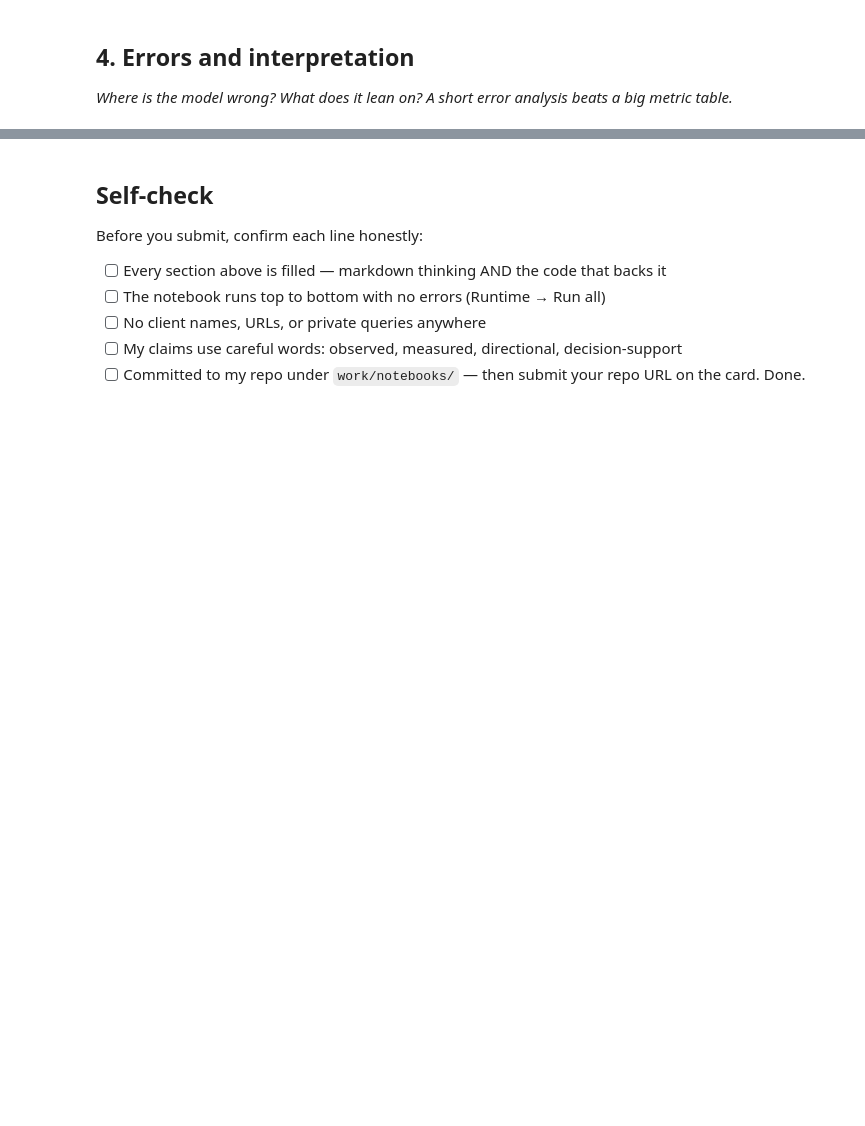
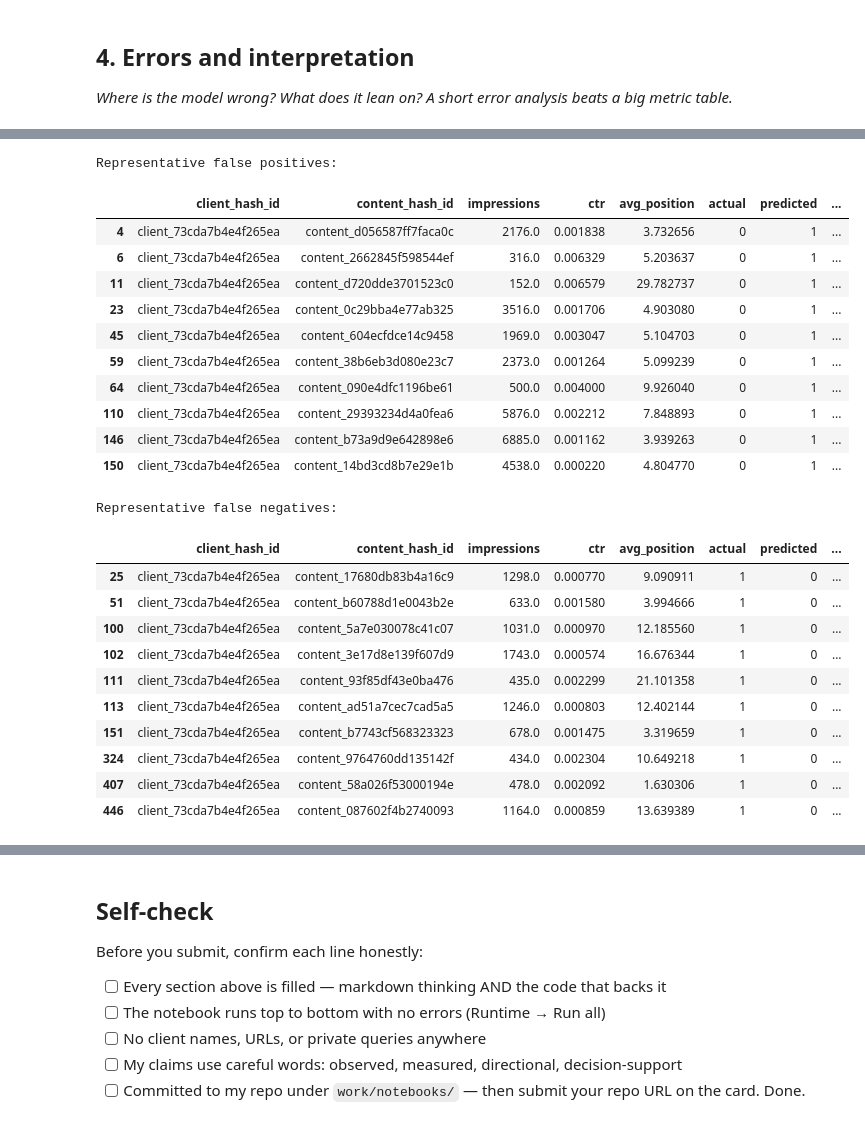
Before and after one commit to kiran162005/flyrank-ml, a Jupyter notebook: work/notebooks/w05_model.ipynb, the cells around one changed output, grey strips where cells are left out. Drawn from its saved outputs; the diff is of its cells as text; code cells hidden in the pictures; blank space fills up the shorter version.

```diff
--- a/work/notebooks/w05_model.ipynb
+++ b/work/notebooks/w05_model.ipynb
@@ -455 +501,64 @@ Based on F1 on the same held-out test rows, Logistic Regression performed better
+# %%
+# Inspect representative false positives and false negatives
+
+print("Representative false positives:")
+display(
+    error_analysis[
+        error_analysis["error_type"] == "FALSE_POSITIVE"
+    ][
+        [
+            "client_hash_id",
+            "content_hash_id",
+            "impressions",
+            "ctr",
+            "avg_position",
+            "actual",
+            "predicted",
+            "model_probability"
+        ]
+    ].head(10)
+)
+
+print("Representative false negatives:")
+display(
+    error_analysis[
+        error_analysis["error_type"] == "FALSE_NEGATIVE"
+    ][
+        [
+            "client_hash_id",
+            "content_hash_id",
+            "impressions",
+            "ctr",
+            "avg_position",
+            "actual",
+            "predicted",
+            "model_probability"
+        ]
+    ].head(10)
+)
+# %% [output]
+Representative false positives:
+|  | client_hash_id | content_hash_id | impressions | ctr | avg_position | actual | predicted | ... |
+| 4 | client_73cda7b4e4f265ea | content_d056587ff7faca0c | 2176.0 | 0.001838 | 3.732656 | 0 | 1 | ... |
+| 6 | client_73cda7b4e4f265ea | content_2662845f598544ef | 316.0 | 0.006329 | 5.203637 | 0 | 1 | ... |
+| 11 | client_73cda7b4e4f265ea | content_d720dde3701523c0 | 152.0 | 0.006579 | 29.782737 | 0 | 1 | ... |
+| 23 | client_73cda7b4e4f265ea | content_0c29bba4e77ab325 | 3516.0 | 0.001706 | 4.903080 | 0 | 1 | ... |
+| 45 | client_73cda7b4e4f265ea | content_604ecfdce14c9458 | 1969.0 | 0.003047 | 5.104703 | 0 | 1 | ... |
+| 59 | client_73cda7b4e4f265ea | content_38b6eb3d080e23c7 | 2373.0 | 0.001264 | 5.099239 | 0 | 1 | ... |
+| 64 | client_73cda7b4e4f265ea | content_090e4dfc1196be61 | 500.0 | 0.004000 | 9.926040 | 0 | 1 | ... |
+| 110 | client_73cda7b4e4f265ea | content_29393234d4a0fea6 | 5876.0 | 0.002212 | 7.848893 | 0 | 1 | ... |
+| 146 | client_73cda7b4e4f265ea | content_b73a9d9e642898e6 | 6885.0 | 0.001162 | 3.939263 | 0 | 1 | ... |
+| 150 | client_73cda7b4e4f265ea | content_14bd3cd8b7e29e1b | 4538.0 | 0.000220 | 4.804770 | 0 | 1 | ... |
+Representative false negatives:
+|  | client_hash_id | content_hash_id | impressions | ctr | avg_position | actual | predicted | ... |
+| 25 | client_73cda7b4e4f265ea | content_17680db83b4a16c9 | 1298.0 | 0.000770 | 9.090911 | 1 | 0 | ... |
+| 51 | client_73cda7b4e4f265ea | content_b60788d1e0043b2e | 633.0 | 0.001580 | 3.994666 | 1 | 0 | ... |
+| 100 | client_73cda7b4e4f265ea | content_5a7e030078c41c07 | 1031.0 | 0.000970 | 12.185560 | 1 | 0 | ... |
+| 102 | client_73cda7b4e4f265ea | content_3e17d8e139f607d9 | 1743.0 | 0.000574 | 16.676344 | 1 | 0 | ... |
+| 111 | client_73cda7b4e4f265ea | content_93f85df43e0ba476 | 435.0 | 0.002299 | 21.101358 | 1 | 0 | ... |
+| 113 | client_73cda7b4e4f265ea | content_ad51a7cec7cad5a5 | 1246.0 | 0.000803 | 12.402144 | 1 | 0 | ... |
+| 151 | client_73cda7b4e4f265ea | content_b7743cf568323323 | 678.0 | 0.001475 | 3.319659 | 1 | 0 | ... |
+| 324 | client_73cda7b4e4f265ea | content_9764760dd135142f | 434.0 | 0.002304 | 10.649218 | 1 | 0 | ... |
+| 407 | client_73cda7b4e4f265ea | content_58a026f53000194e | 478.0 | 0.002092 | 1.630306 | 1 | 0 | ... |
+| 446 | client_73cda7b4e4f265ea | content_087602f4b2740093 | 1164.0 | 0.000859 | 13.639389 | 1 | 0 | ... |
 # %% [markdown]
```
Also changed, not shown: parts of 2 cells of this notebook.
